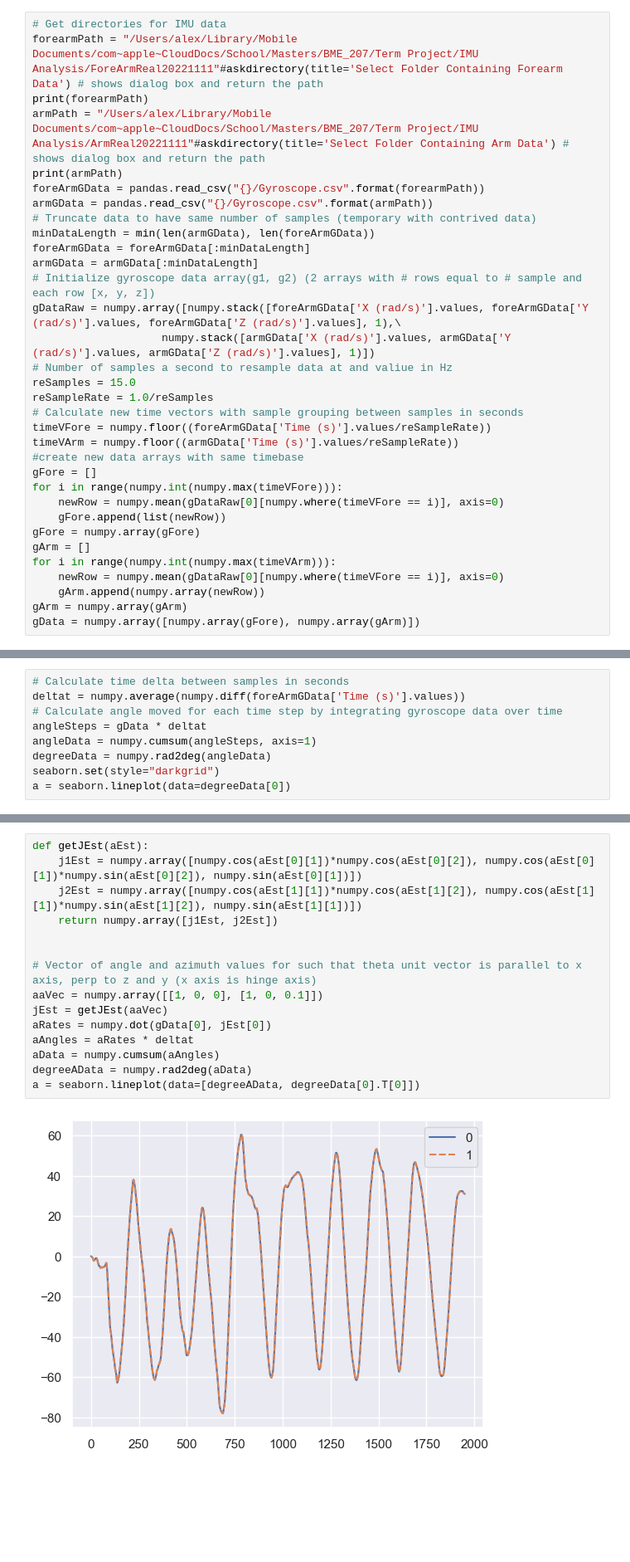
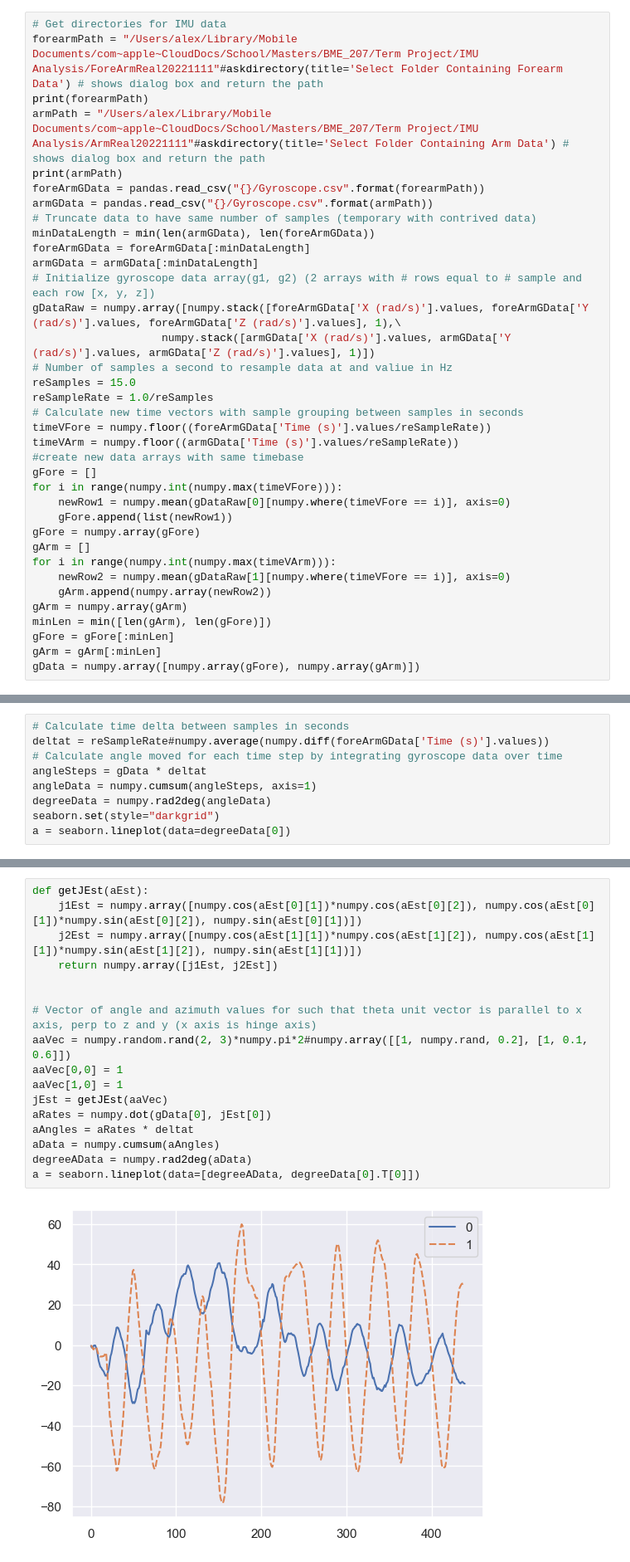
Before and after one commit to alejandromango/IMU-Analysis, a Jupyter notebook: SingleIMUGyrAngleSmarter.ipynb, the cells around one changed output, grey strips where cells are left out. Shown at 83% size. Saved outputs shown, nothing was run; the diff lists cells and outputs as text; blank space fills up the shorter version.

```diff
--- a/SingleIMUGyrAngleSmarter.ipynb
+++ b/SingleIMUGyrAngleSmarter.ipynb
@@ -29,14 +30,17 @@ timeVArm = numpy.floor((armGData['Time (s)'].values/reSampleRate))
 #create new data arrays with same timebase
 gFore = []
 for i in range(numpy.int(numpy.max(timeVFore))):
-    newRow = numpy.mean(gDataRaw[0][numpy.where(timeVFore == i)], axis=0)
-    gFore.append(list(newRow))
+    newRow1 = numpy.mean(gDataRaw[0][numpy.where(timeVFore == i)], axis=0)
+    gFore.append(list(newRow1))
 gFore = numpy.array(gFore)
 gArm = []
 for i in range(numpy.int(numpy.max(timeVArm))):
-    newRow = numpy.mean(gDataRaw[0][numpy.where(timeVFore == i)], axis=0)
-    gArm.append(numpy.array(newRow))
+    newRow2 = numpy.mean(gDataRaw[1][numpy.where(timeVFore == i)], axis=0)
+    gArm.append(numpy.array(newRow2))
 gArm = numpy.array(gArm)
+minLen = min([len(gArm), len(gFore)])
+gFore = gFore[:minLen]
+gArm = gArm[:minLen]
 gData = numpy.array([numpy.array(gFore), numpy.array(gArm)])
 # %% [output]
 /Users/alex/Library/Mobile Documents/com~apple~CloudDocs/School/Masters/BME_207/Term Project/IMU Analysis/ForeArmReal20221111
@@ -48,6 +64,6 @@ Deprecated in NumPy 1.20; for more details and guidance: https://numpy.org/devdo
 # %%
 # Calculate time delta between samples in seconds
-deltat = numpy.average(numpy.diff(foreArmGData['Time (s)'].values))
+deltat = reSampleRate#numpy.average(numpy.diff(foreArmGData['Time (s)'].values))
 # Calculate angle moved for each time step by integrating gyroscope data over time
 angleSteps = gData * deltat
 angleData = numpy.cumsum(angleSteps, axis=1)
@@ -64,20 +80,22 @@ b = seaborn.lineplot(data=degreeData[1])
 # %%
 def getJEst(aEst):
     j1Est = numpy.array([numpy.cos(aEst[0][1])*numpy.cos(aEst[0][2]), numpy.cos(aEst[0][1])*numpy.sin(aEst[0][2]), numpy.sin(aEst[0][1])])
     j2Est = numpy.array([numpy.cos(aEst[1][1])*numpy.cos(aEst[1][2]), numpy.cos(aEst[1][1])*numpy.sin(aEst[1][2]), numpy.sin(aEst[1][1])])
     return numpy.array([j1Est, j2Est])
 
 
 # Vector of angle and azimuth values for such that theta unit vector is parallel to x axis, perp to z and y (x axis is hinge axis)
-aaVec = numpy.array([[1, 0, 0], [1, 0, 0.1]])
+aaVec = numpy.random.rand(2, 3)*numpy.pi*2#numpy.array([[1, numpy.rand, 0.2], [1, 0.1, 0.6]])
+aaVec[0,0] = 1
+aaVec[1,0] = 1
 jEst = getJEst(aaVec)
 aRates = numpy.dot(gData[0], jEst[0])
 aAngles = aRates * deltat
 aData = numpy.cumsum(aAngles)
 degreeAData = numpy.rad2deg(aData)
 a = seaborn.lineplot(data=[degreeAData, degreeData[0].T[0]])
 # %% [output]
-[figure, old version]
+[figure, new version]
 # %%
 def getGJacobian(j, g):
 
```
Also changed, not shown: parts of 6 cells of this notebook.
